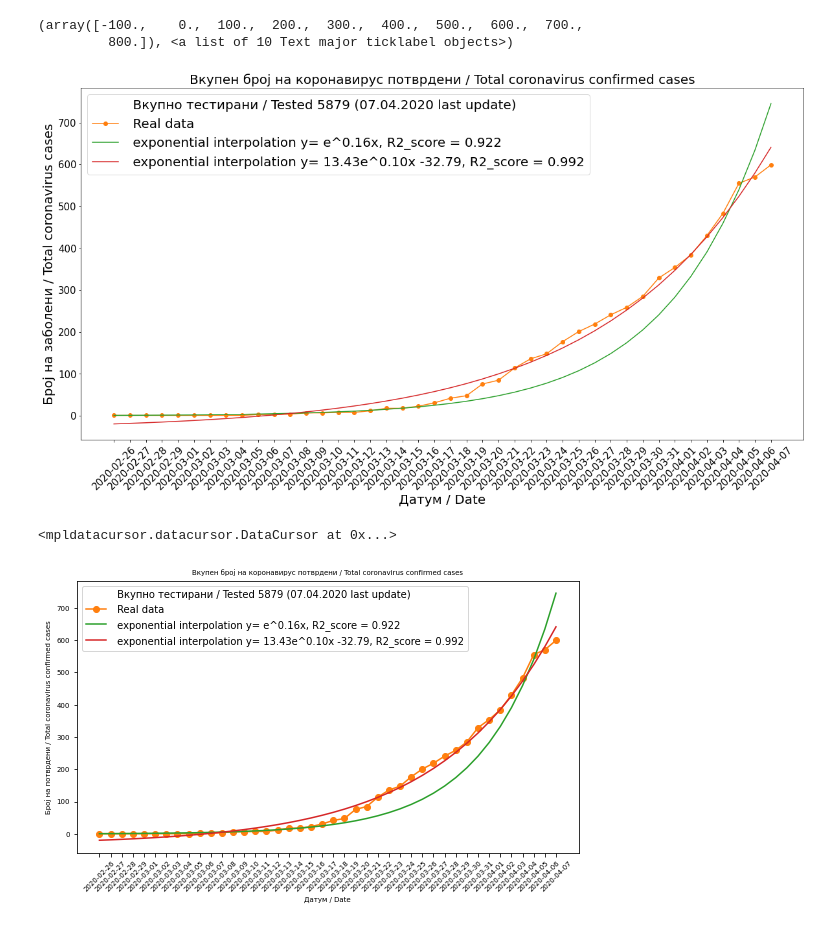
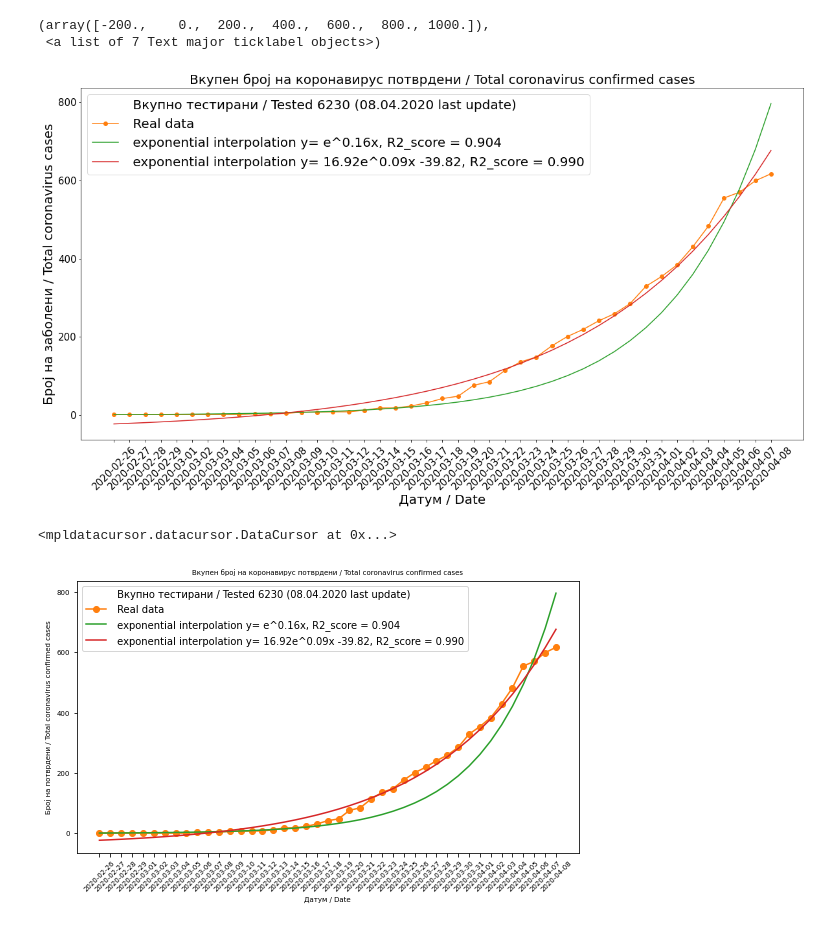
Before and after one commit to Sinisha12/ML_DL, a Jupyter notebook: corona/Covid_19_curves.ipynb, the cells around one changed output. Saved outputs shown, nothing was run; the diff lists cells and outputs as text; code cells hidden in the pictures.

```diff
--- a/corona/Covid_19_curves.ipynb
+++ b/corona/Covid_19_curves.ipynb
@@ -42,7 +42,7 @@ y_exp_1 = func_1(x_data, *popt1)
 # %%
 y_exp_original = np.exp(0.2*x_data)
 # %%
-testirani = 2240 + 406 + 480 + 392 + 257 + 342 + 389 + 414 + 371 + 202 + 386
+testirani = 2240 + 406 + 480 + 392 + 257 + 342 + 389 + 414 + 371 + 202 + 386 + 351
 # %%
 R2 = r2_score(y_data, y_exp)
 R2
@@ -124,25 +124,25 @@ plt.yticks(fontsize=15)
 # %%
 plt.figure(figsize=(20,10))
-plt.plot([], [], ' ', label=" Вкупно тестирани / Tested %d (07.04.2020 last update)" %testirani)
+plt.plot([], [], ' ', label=" Вкупно тестирани / Tested %d (08.04.2020 last update)" %testirani)
 plt.plot(df['datum'],df['vkupno_novi'],'-o', label = ' Real data')
 #plt.plot(df['datum'],y, label = ' polinomial interpolation y= %2.2fx^2 %2.2fx %+2.2f' % tuple(kvadratni))
 plt.plot(df['datum'], y_exp_1, label = ' exponential interpolation y= e^%2.2fx, R2_score = %2.3f ' % tuple(parametri1))
 plt.plot(df['datum'], y_exp, label = ' exponential interpolation y= %2.2fe^%2.2fx %+2.2f, R2_score = %2.3f' % tuple(parametri))
 plt.legend(fontsize=20)
 plt.title("Вкупен број на коронавирус потврдени / Total coronavirus confirmed cases", fontsize=20)
 plt.xlabel("Датум / Date", fontsize=20)
 plt.ylabel("Број на заболени / Total coronavirus cases", fontsize=20)
 plt.xticks(fontsize=15, rotation = '45')
 plt.yticks(fontsize=15)
 # %% [output]
-(array([-100.,    0.,  100.,  200.,  300.,  400.,  500.,  600.,  700.,
-         800.]), <a list of 10 Text major ticklabel objects>)
+(array([-200.,    0.,  200.,  400.,  600.,  800., 1000.]),
+ <a list of 7 Text major ticklabel objects>)
-[figure, old version]
+[figure, new version]
 # %%
 #%matplotlib notebook
 ### INTERACTIVE
 plt.figure(figsize=(9,5))
-plt.plot([], [], ' ', label=" Вкупно тестирани / Tested %d (07.04.2020 last update)" %testirani)
+plt.plot([], [], ' ', label=" Вкупно тестирани / Tested %d (08.04.2020 last update)" %testirani)
 plt.plot(df['datum'],df['vkupno_novi'],'-o', label = ' Real data')
 #plt.plot(df['datum'],y, label = ' polinomial interpolation y= %2.2fx^2 %2.2fx %+2.2f' % tuple(kvadratni))
 plt.plot(df['datum'], y_exp_1, label = ' exponential interpolation y= e^%2.2fx, R2_score = %2.3f ' % tuple(parametri1))
@@ -156,6 +156,6 @@ plt.yticks(fontsize=7)
 datacursor(hover=True)
 # %% [output]
 <mpldatacursor.datacursor.DataCursor at 0x...>
-[figure, old version]
+[figure, new version]
 # %%
 plt.figure(figsize=(20,10))
```
Also changed, not shown: parts of 12 cells of this notebook, 2 other files.
